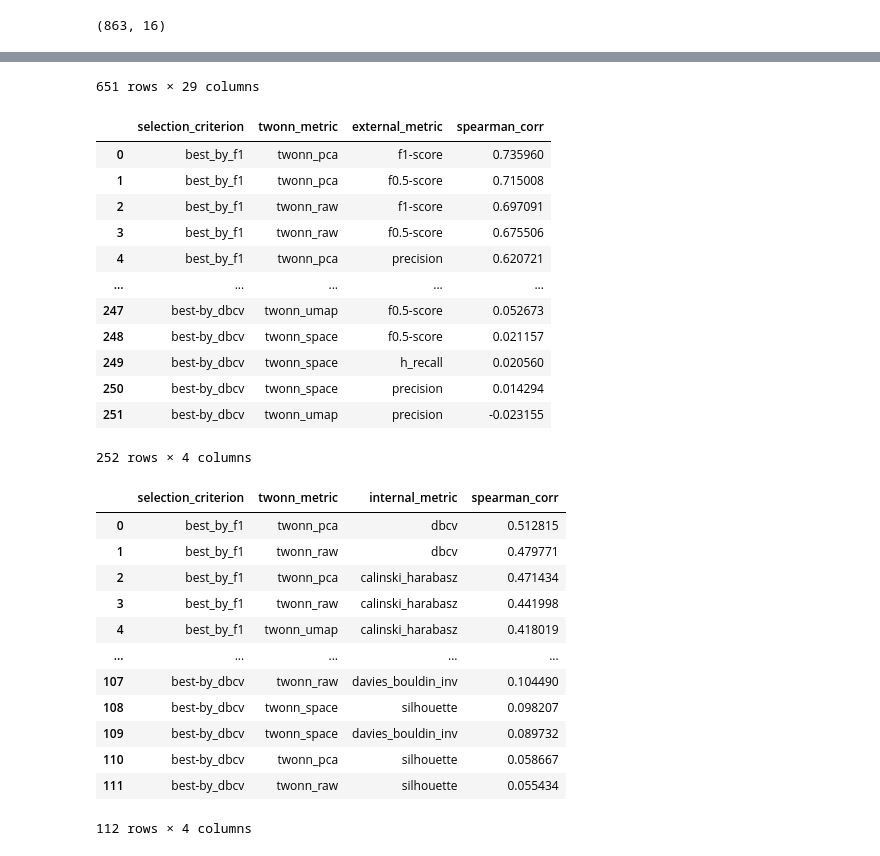
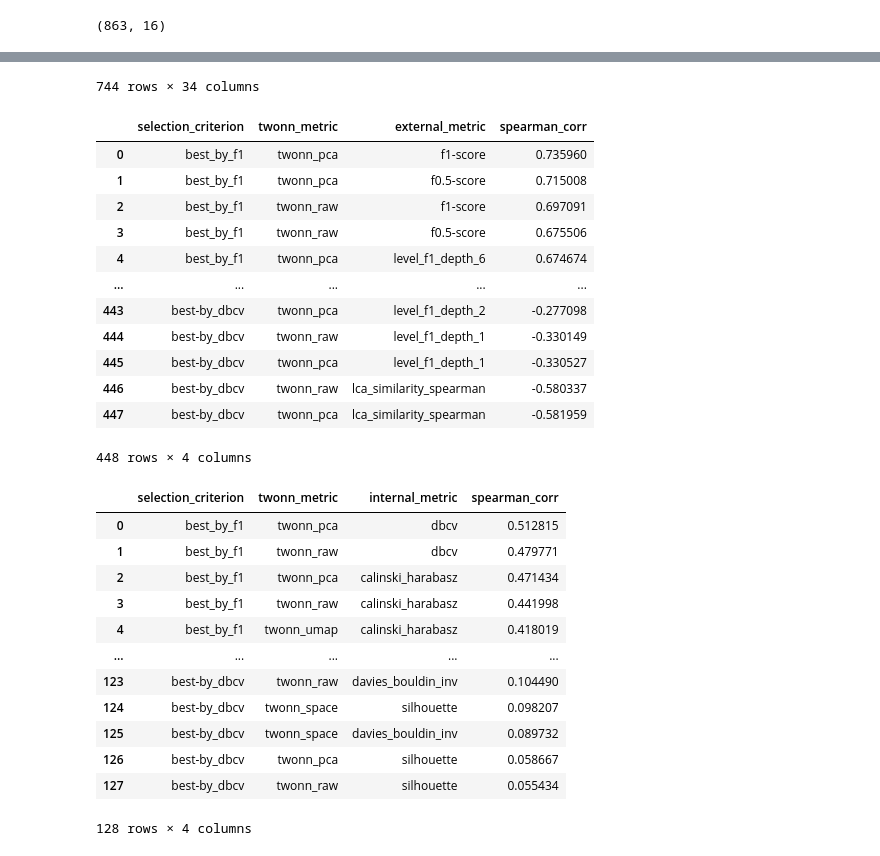
Before and after one commit to haritonn/coursework3, a Jupyter notebook: coursework3.ipynb, the cells around one changed output, grey strips where cells are left out. Drawn from its saved outputs; the diff is of its cells as text; code cells hidden in the pictures.

```diff
--- a/coursework3.ipynb
+++ b/coursework3.ipynb
@@ -933,19 +1451,27 @@ for key, df in results_dfs.items():
 
 total_df = pd.concat(all_results, ignore_index=True)
 # %%
+level_depth_metrics = sorted(
+    [col for col in total_df.columns if col.startswith("level_f1_depth_")],
+    key=lambda col: int(col.rsplit("_", 1)[-1]),
+)
+
 external_metrics = [
     "precision",
     "recall",
     "f1-score",
     "f0.5-score",
     "ari",
-    "h_precision",
-    "h_recall",
-    "h_f1-score",
+    "level_macro_f1",
+    "level_upper_macro_f1",
+    "level_lower_macro_f1",
+    "level_weighted_f1",
+    *level_depth_metrics,
     "lca_similarity_spearman",
     "tree_distance_spearman",
     "dendrogram_purity",
 ]
+external_metrics = [metric for metric in external_metrics if metric in total_df.columns]
 
 internal_metrics = [
     "silhouette",
@@ -1275,11 +1798,15 @@ space_index_cols = [
 space_selection_specs = {
     "best_by_f1": ("f1-score", "max"),
     "best_by_f0.5": ("f0.5-score", "max"),
-    "best_by_h_f1": ("h_f1-score", "max"),
+    "best_by_level_macro_f1": ("level_macro_f1", "max"),
+    "best_by_level_upper_macro_f1": ("level_upper_macro_f1", "max"),
+    "best_by_level_lower_macro_f1": ("level_lower_macro_f1", "max"),
+    "best_by_level_weighted_f1": ("level_weighted_f1", "max"),
+    "best_by_dendrogram_purity": ("dendrogram_purity", "max"),
     "best_by_calinski_harabasz": ("calinski_harabasz", "max"),
     "best_by_silhouette": ("silhouette", "max"),
     "best_by_davies_bouldin": ("davies_bouldin", "min"),
-    "best-by_dbcv": ("dbcv", "max"),
+    "best_by_dbcv": ("dbcv", "max"),
 }
 
 
@@ -1300,6 +1827,10 @@ space_level_parts = []
 space_level_tables = {}
 
 for selection_name, (metric, direction) in space_selection_specs.items():
+    if metric not in hdbscan_df.columns:
+        print(f"Skip {selection_name}: metric {metric!r} is absent. Re-run full_pipeline to compute it.")
+        continue
+
     selected = select_real_best_rows(
         hdbscan_df,
         group_cols=space_index_cols,
@@ -1324,7 +1855,8 @@ display(
         + twonn_metrics
         + [
             "precision", "recall", "f1-score", "f0.5-score", "ari",
-            "h_precision", "h_recall", "h_f1-score",
+            "level_macro_f1", "level_weighted_f1",
+            *level_depth_metrics,
             "lca_similarity_spearman", "tree_distance_spearman",
             "dendrogram_purity", "silhouette", "calinski_harabasz",
             "davies_bouldin", "dbcv", "n_pred_clusters", "n_noise",
@@ -1399,17 +1931,17 @@ display(corr_twonn_internal_long.round(6))
-651 rows × 29 columns
+744 rows × 34 columns
 |  | selection_criterion | twonn_metric | external_metric | spearman_corr |
 | 0 | best_by_f1 | twonn_pca | f1-score | 0.735960 |
 | 1 | best_by_f1 | twonn_pca | f0.5-score | 0.715008 |
 | 2 | best_by_f1 | twonn_raw | f1-score | 0.697091 |
 | 3 | best_by_f1 | twonn_raw | f0.5-score | 0.675506 |
-| 4 | best_by_f1 | twonn_pca | precision | 0.620721 |
+| 4 | best_by_f1 | twonn_pca | level_f1_depth_6 | 0.674674 |
 | ... | ... | ... | ... | ... |
-| 247 | best-by_dbcv | twonn_umap | f0.5-score | 0.052673 |
-| 248 | best-by_dbcv | twonn_space | f0.5-score | 0.021157 |
-| 249 | best-by_dbcv | twonn_space | h_recall | 0.020560 |
-| 250 | best-by_dbcv | twonn_space | precision | 0.014294 |
-| 251 | best-by_dbcv | twonn_umap | precision | -0.023155 |
+| 443 | best-by_dbcv | twonn_pca | level_f1_depth_2 | -0.277098 |
+| 444 | best-by_dbcv | twonn_raw | level_f1_depth_1 | -0.330149 |
+| 445 | best-by_dbcv | twonn_pca | level_f1_depth_1 | -0.330527 |
+| 446 | best-by_dbcv | twonn_raw | lca_similarity_spearman | -0.580337 |
+| 447 | best-by_dbcv | twonn_pca | lca_similarity_spearman | -0.581959 |
-252 rows × 4 columns
+448 rows × 4 columns
 |  | selection_criterion | twonn_metric | internal_metric | spearman_corr |
 | 0 | best_by_f1 | twonn_pca | dbcv | 0.512815 |
 | 1 | best_by_f1 | twonn_raw | dbcv | 0.479771 |
@@ -1417,10 +1949,10 @@ display(corr_twonn_internal_long.round(6))
 | 3 | best_by_f1 | twonn_raw | calinski_harabasz | 0.441998 |
 | 4 | best_by_f1 | twonn_umap | calinski_harabasz | 0.418019 |
 | ... | ... | ... | ... | ... |
-| 107 | best-by_dbcv | twonn_raw | davies_bouldin_inv | 0.104490 |
-| 108 | best-by_dbcv | twonn_space | silhouette | 0.098207 |
-| 109 | best-by_dbcv | twonn_space | davies_bouldin_inv | 0.089732 |
-| 110 | best-by_dbcv | twonn_pca | silhouette | 0.058667 |
-| 111 | best-by_dbcv | twonn_raw | silhouette | 0.055434 |
+| 123 | best-by_dbcv | twonn_raw | davies_bouldin_inv | 0.104490 |
+| 124 | best-by_dbcv | twonn_space | silhouette | 0.098207 |
+| 125 | best-by_dbcv | twonn_space | davies_bouldin_inv | 0.089732 |
+| 126 | best-by_dbcv | twonn_pca | silhouette | 0.058667 |
+| 127 | best-by_dbcv | twonn_raw | silhouette | 0.055434 |
-112 rows × 4 columns
+128 rows × 4 columns
 # %%
```
Also changed, not shown: parts of 18 cells of this notebook, 12 other files.
